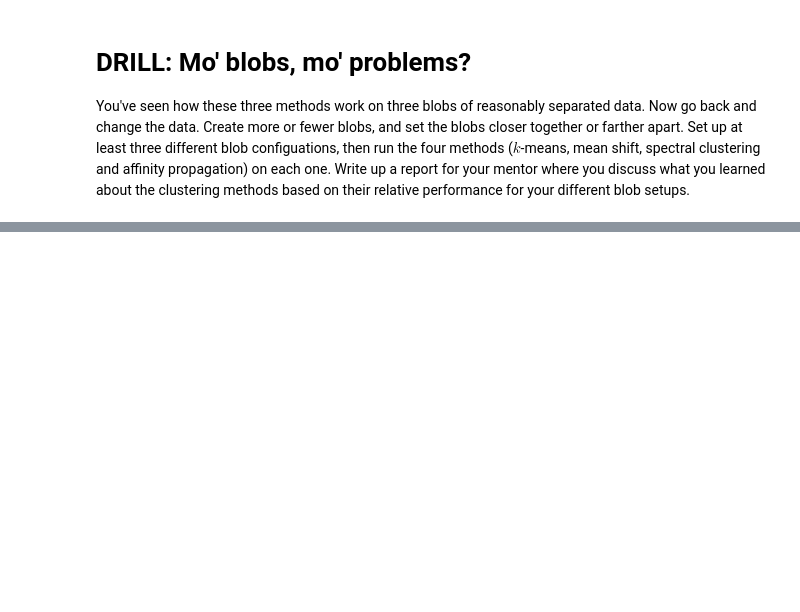
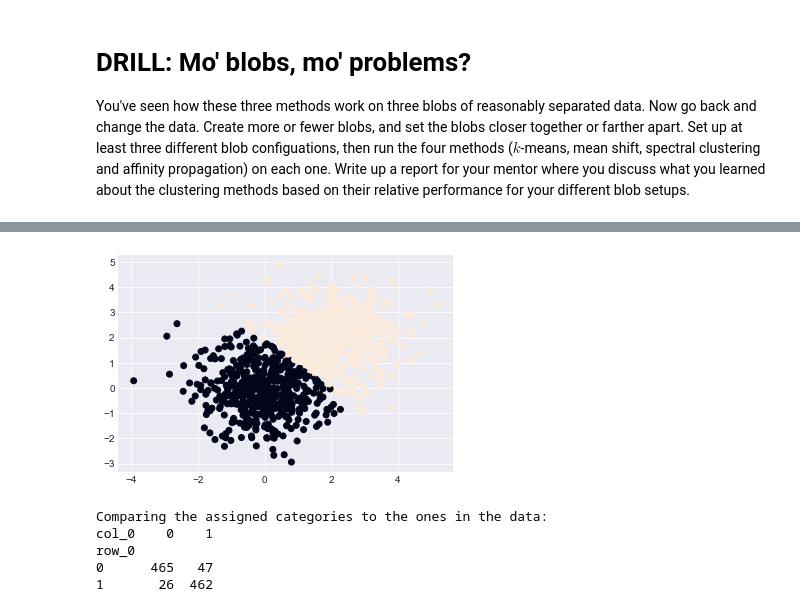
Before and after one commit to lamkg/Thinkful-, a Jupyter notebook: U4 L2 P3 Other Methods.ipynb, the cells around one changed output, grey strips where cells are left out. Cells and saved outputs as stored; diff of their text form; code cells hidden in the pictures; blank space fills up the shorter version.

```diff
--- a/U4 L2 P3 Other Methods.ipynb
+++ b/U4 L2 P3 Other Methods.ipynb
@@ -221,0 +274,13 @@ You've seen how these three methods work on three blobs of reasonably separated
+# %%
+plt.scatter(X_train[:, 0], X_train[:, 1], c=labels)
+plt.show()
+
+print('Comparing the assigned categories to the ones in the data:')
+print(pd.crosstab(y_train,labels))
+# %% [output]
+[figure, added]
+Comparing the assigned categories to the ones in the data:
+col_0    0    1
+row_0
+0      465   47
+1       26  462
```
Also changed, not shown: parts of 21 cells of this notebook.
